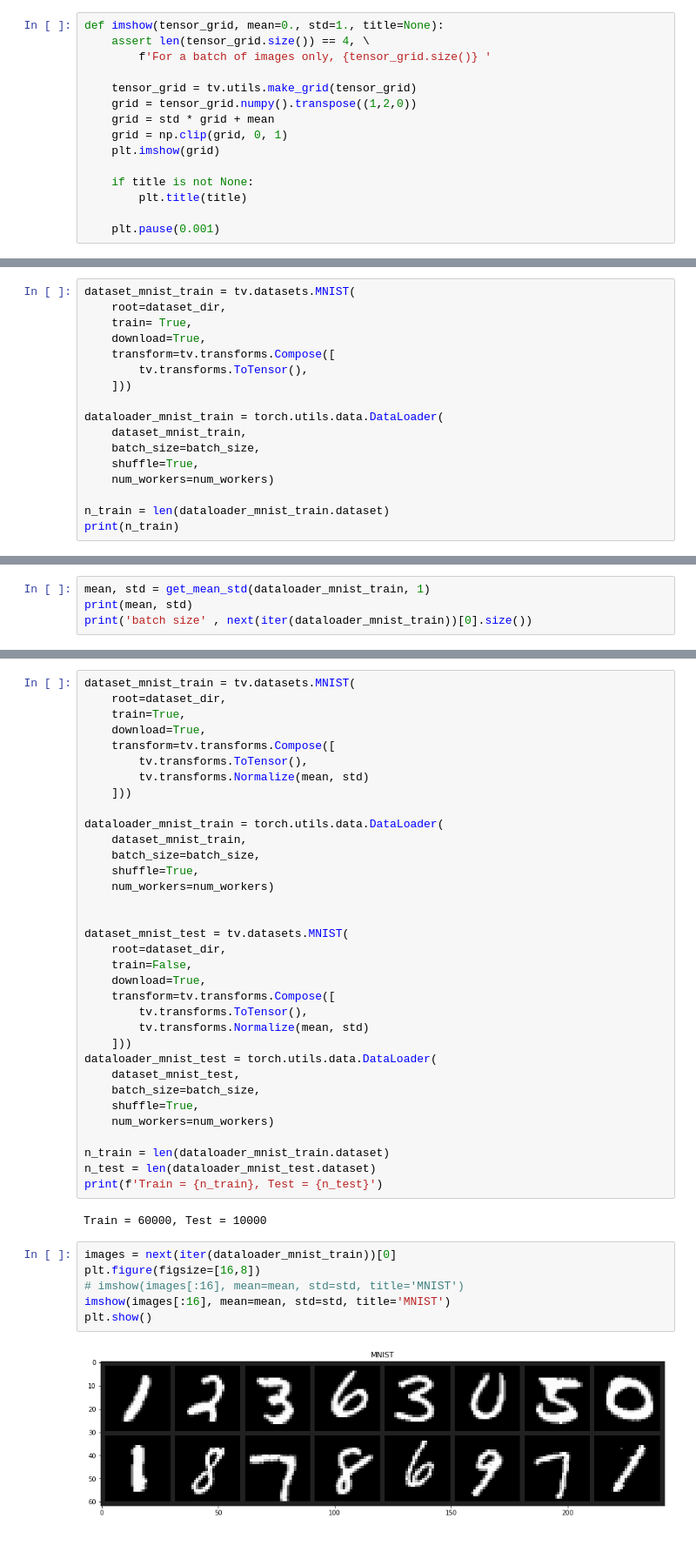
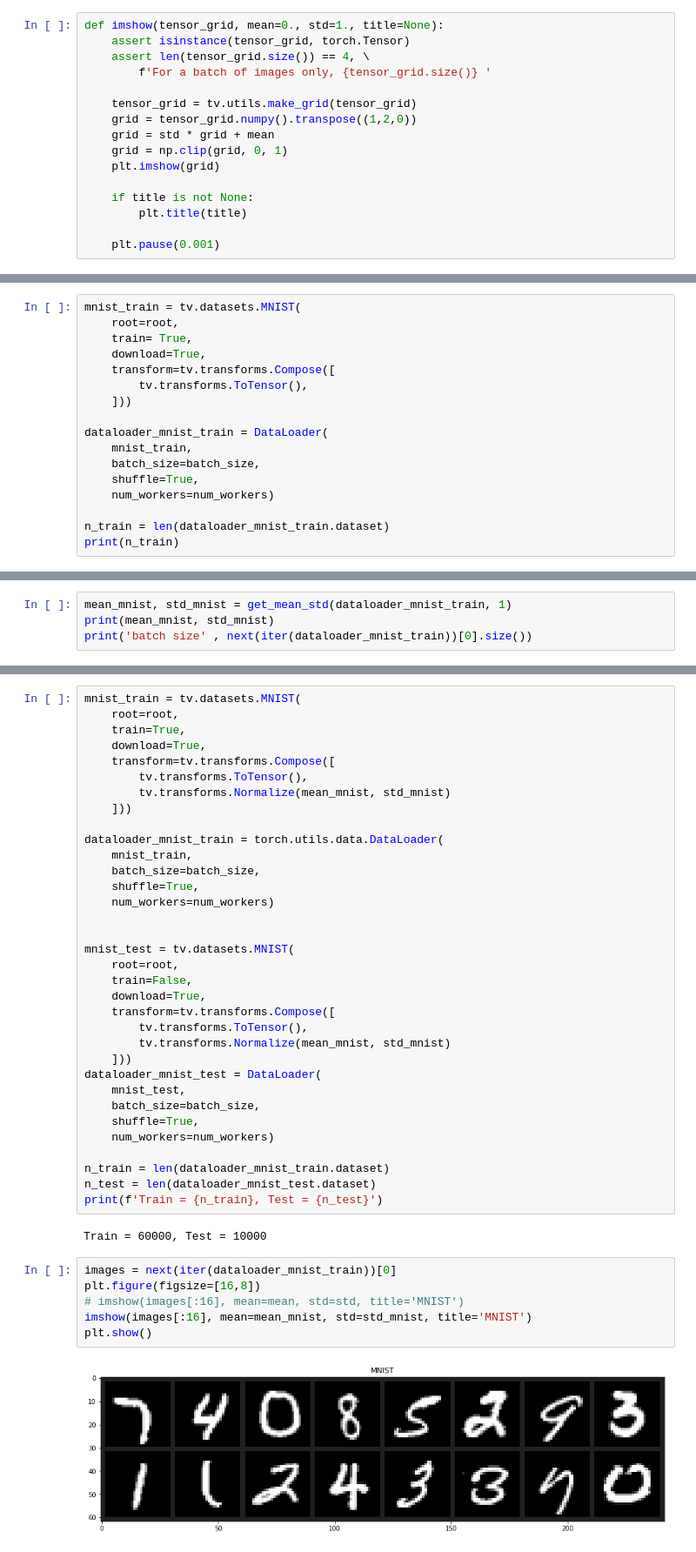
Before and after one commit to changx03/torch_tutorial, a Jupyter notebook: dataset_test.ipynb, the cells around one changed output, grey strips where cells are left out. Shown: that part at 87% size. Drawn from its saved outputs; the diff is of its cells as text.

Commit message:
completed dataload for 3 image datasets

```diff
--- a/dataset_test.ipynb
+++ b/dataset_test.ipynb
@@ -42,6 +48,7 @@ def get_mean_std(dataloader, c=1):
     return mean, std
 # %%
 def imshow(tensor_grid, mean=0., std=1., title=None):
+    assert isinstance(tensor_grid, torch.Tensor)
     assert len(tensor_grid.size()) == 4, \
         f'For a batch of images only, {tensor_grid.size()} '
 
@@ -58,14 +73,14 @@ def imshow(tensor_grid, mean=0., std=1., title=None):
 # %%
-dataset_mnist_train = tv.datasets.MNIST(
-    root=dataset_dir,
+mnist_train = tv.datasets.MNIST(
+    root=root,
     train= True,
     download=True,
     transform=tv.transforms.Compose([
         tv.transforms.ToTensor(),
     ]))
 
-dataloader_mnist_train = torch.utils.data.DataLoader(
-    dataset_mnist_train,
+dataloader_mnist_train = DataLoader(
+    mnist_train,
     batch_size=batch_size,
     shuffle=True,
     num_workers=num_workers)
@@ -75,7 +90,7 @@ print(n_train)
 # %% [output]
 60000
 # %%
-mean, std = get_mean_std(dataloader_mnist_train, 1)
-print(mean, std)
+mean_mnist, std_mnist = get_mean_std(dataloader_mnist_train, 1)
+print(mean_mnist, std_mnist)
 print('batch size' , next(iter(dataloader_mnist_train))[0].size())
 # %% [output]
@@ -84,31 +99,31 @@ print('batch size' , next(iter(dataloader_mnist_train))[0].size())
 batch size torch.Size([128, 1, 28, 28])
 # %%
-dataset_mnist_train = tv.datasets.MNIST(
-    root=dataset_dir,
+mnist_train = tv.datasets.MNIST(
+    root=root,
     train=True,
     download=True,
     transform=tv.transforms.Compose([
         tv.transforms.ToTensor(),
-        tv.transforms.Normalize(mean, std)
+        tv.transforms.Normalize(mean_mnist, std_mnist)
     ]))
 
 dataloader_mnist_train = torch.utils.data.DataLoader(
-    dataset_mnist_train,
+    mnist_train,
     batch_size=batch_size,
     shuffle=True,
     num_workers=num_workers)
 
 
-dataset_mnist_test = tv.datasets.MNIST(
-    root=dataset_dir,
+mnist_test = tv.datasets.MNIST(
+    root=root,
     train=False,
     download=True,
     transform=tv.transforms.Compose([
         tv.transforms.ToTensor(),
-        tv.transforms.Normalize(mean, std)
+        tv.transforms.Normalize(mean_mnist, std_mnist)
     ]))
-dataloader_mnist_test = torch.utils.data.DataLoader(
-    dataset_mnist_test,
+dataloader_mnist_test = DataLoader(
+    mnist_test,
     batch_size=batch_size,
     shuffle=True,
     num_workers=num_workers)
@@ -121,8 +136,8 @@ Train = 60000, Test = 10000
 # %%
 images = next(iter(dataloader_mnist_train))[0]
 plt.figure(figsize=[16,8])
 # imshow(images[:16], mean=mean, std=std, title='MNIST')
-imshow(images[:16], mean=mean, std=std, title='MNIST')
+imshow(images[:16], mean=mean_mnist, std=std_mnist, title='MNIST')
 plt.show()
 # %% [output]
-[figure, old version]
+[figure, new version]
```
Also changed, not shown: parts of 12 cells of this notebook.
